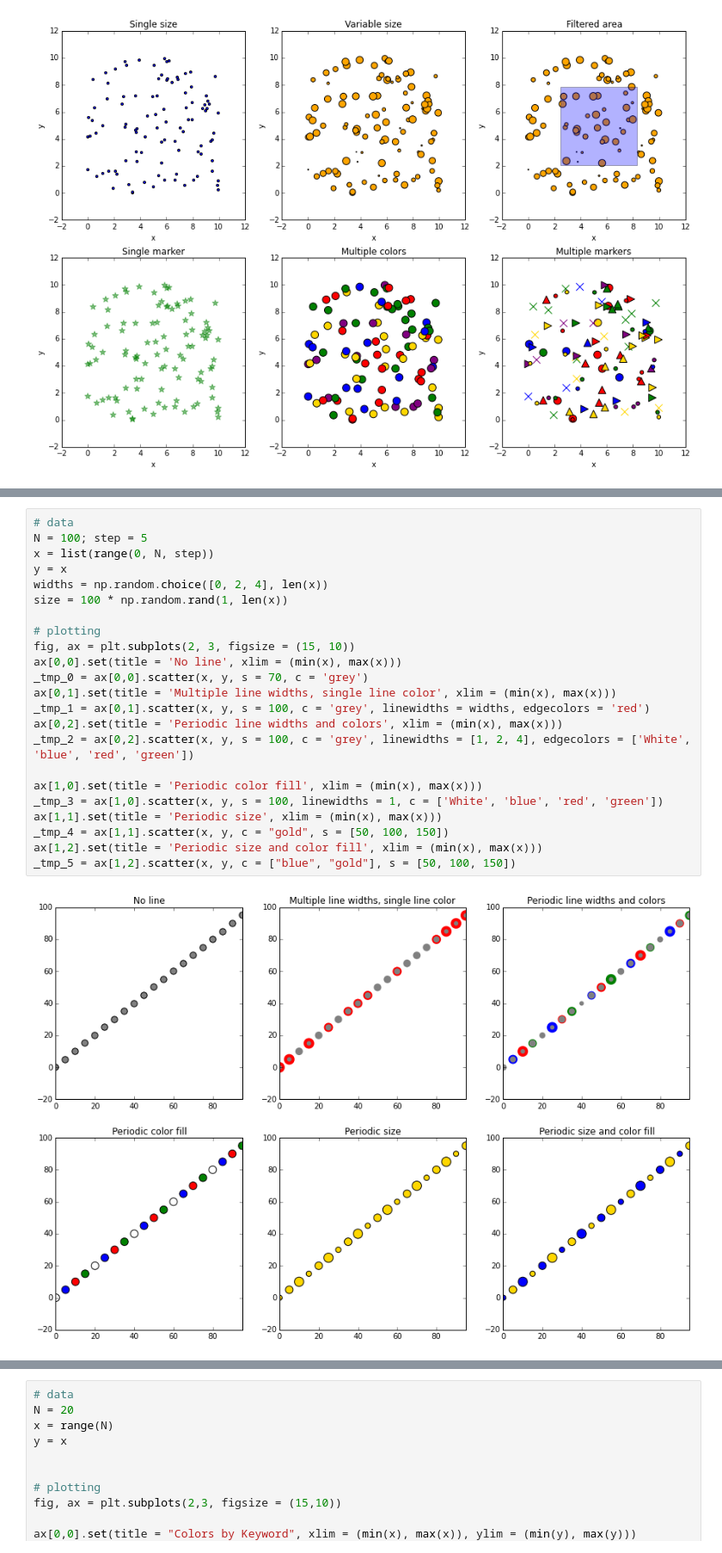
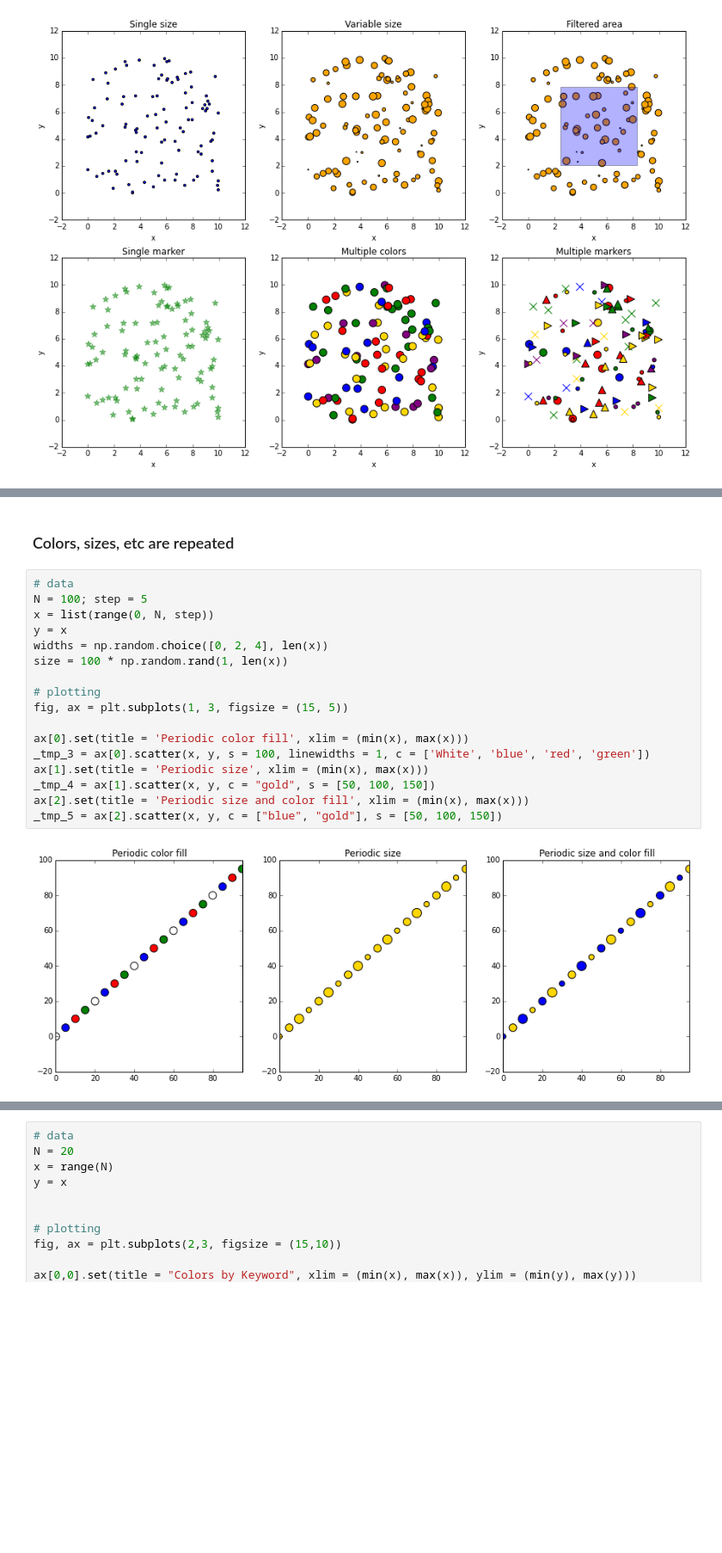
Before and after one commit to mmathioudakis/matplotlib_plot_examples, a Jupyter notebook: little_matplotlib_cookbook.ipynb, the cells around one changed output, grey strips where cells are left out. Shown: that part at 86% size. Drawn from its saved outputs; the diff is of its cells as text; blank space fills up the shorter version.

Commit message:
first plot() examples

```diff
--- a/little_matplotlib_cookbook.ipynb
+++ b/little_matplotlib_cookbook.ipynb
@@ -90,25 +112,21 @@ for i, marker in enumerate(MARKERS):
+# %% [markdown]
+### Colors, sizes, etc are repeated
 # %%
 # data
 N = 100; step = 5
 x = list(range(0, N, step))
 y = x
 widths = np.random.choice([0, 2, 4], len(x))
 size = 100 * np.random.rand(1, len(x))
 
 # plotting
-fig, ax = plt.subplots(2, 3, figsize = (15, 10))
-ax[0,0].set(title = 'No line', xlim = (min(x), max(x)))
-_tmp_0 = ax[0,0].scatter(x, y, s = 70, c = 'grey')
-ax[0,1].set(title = 'Multiple line widths, single line color', xlim = (min(x), max(x)))
-_tmp_1 = ax[0,1].scatter(x, y, s = 100, c = 'grey', linewidths = widths, edgecolors = 'red')
-ax[0,2].set(title = 'Periodic line widths and colors', xlim = (min(x), max(x)))
-_tmp_2 = ax[0,2].scatter(x, y, s = 100, c = 'grey', linewidths = [1, 2, 4], edgecolors = ['White', 'blue', 'red', 'green'])
+fig, ax = plt.subplots(1, 3, figsize = (15, 5))
 
-ax[1,0].set(title = 'Periodic color fill', xlim = (min(x), max(x)))
-_tmp_3 = ax[1,0].scatter(x, y, s = 100, linewidths = 1, c = ['White', 'blue', 'red', 'green'])
-ax[1,1].set(title = 'Periodic size', xlim = (min(x), max(x)))
-_tmp_4 = ax[1,1].scatter(x, y, c = "gold", s = [50, 100, 150])
-ax[1,2].set(title = 'Periodic size and color fill', xlim = (min(x), max(x)))
-_tmp_5 = ax[1,2].scatter(x, y, c = ["blue", "gold"], s = [50, 100, 150])
+ax[0].set(title = 'Periodic color fill', xlim = (min(x), max(x)))
+_tmp_3 = ax[0].scatter(x, y, s = 100, linewidths = 1, c = ['White', 'blue', 'red', 'green'])
+ax[1].set(title = 'Periodic size', xlim = (min(x), max(x)))
+_tmp_4 = ax[1].scatter(x, y, c = "gold", s = [50, 100, 150])
+ax[2].set(title = 'Periodic size and color fill', xlim = (min(x), max(x)))
+_tmp_5 = ax[2].scatter(x, y, c = ["blue", "gold"], s = [50, 100, 150])
 # %% [output]
-[figure, old version]
+[figure, new version]
```
Also changed, not shown: parts of 7 cells of this notebook.
